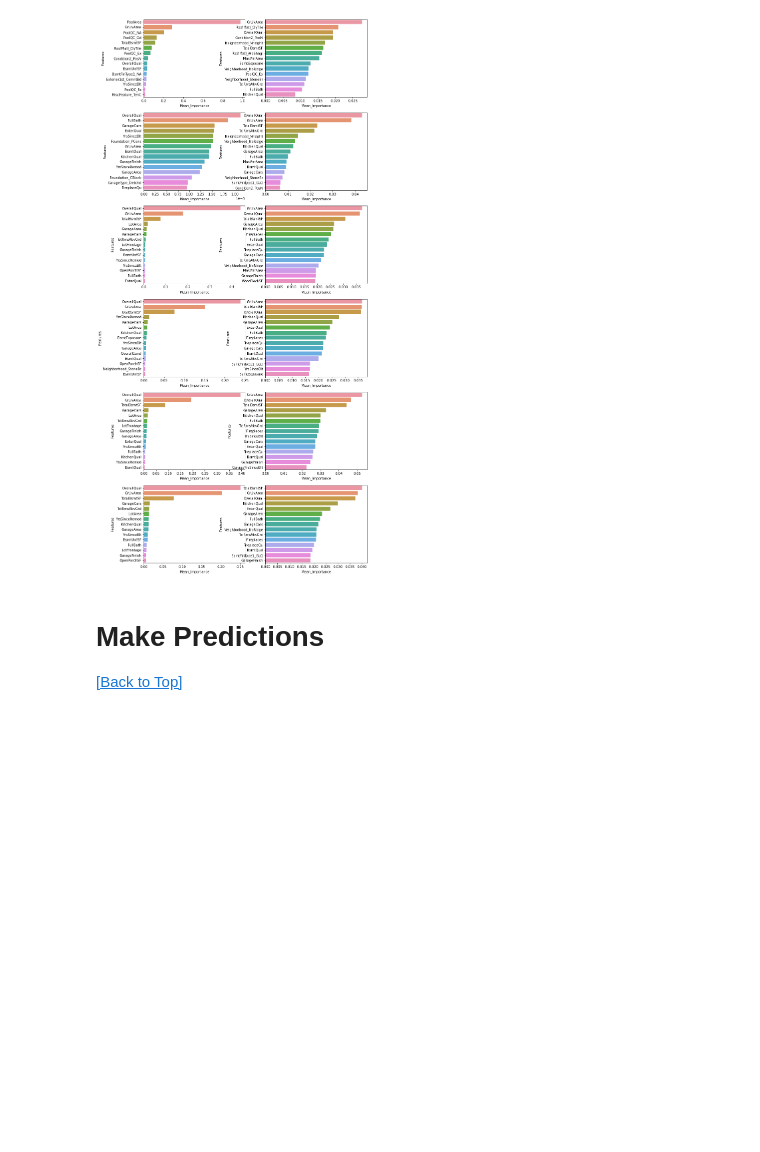
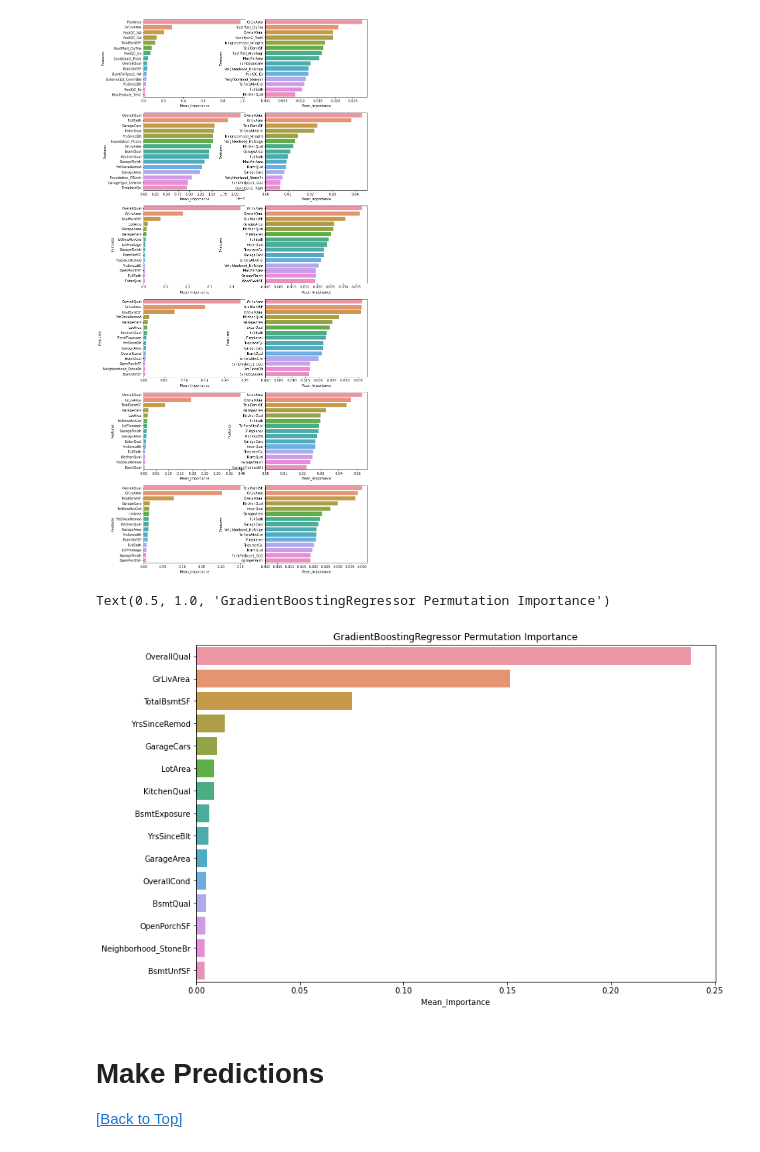
Before and after one commit to BaroqBard/IowaHousingPredictions, a Jupyter notebook: Iowa Housing Project - II. Modeling & Analysis.ipynb, the cells around one changed output. Drawn from its saved outputs; the diff is of its cells as text; code cells hidden in the pictures; blank space fills up the shorter version.

Commit message:
Permutation Importance Complete

```diff
--- a/Iowa Housing Project - II. Modeling & Analysis.ipynb
+++ b/Iowa Housing Project - II. Modeling & Analysis.ipynb
@@ -425,6 +414,25 @@ for ax, mod in zip(axs.flat, all_models):
     m_idx += 1
 # %% [output]
 [figure]
+# %%
+#######################################
+### Focus GradientBoostingRegressor ###
+#######################################
+
+fig, axs = plt.subplots(figsize=(12, 8))
+
+perms = permutation_importance(gradientBoost, x_train, y_train['SalePrice'],
+                              n_jobs=-2, random_state=430)
+perm_imp = pd.DataFrame({'Mean_Importance': list(perms['importances_mean']),
+                        'Features': x_train.columns.to_list()})
+perm_imp = perm_imp.sort_values(by='Mean_Importance', ascending=False).head(15)
+
+sns.barplot(x=perm_imp['Mean_Importance'], y=perm_imp['Features'])
+plt.ylabel('')
+plt.title('GradientBoostingRegressor Permutation Importance')
+# %% [output]
+Text(0.5, 1.0, 'GradientBoostingRegressor Permutation Importance')
+[figure, added]
 # %% [markdown]
 # Make Predictions
 [[Back to Top]](#Iowa-Housing-Pricing:-Modeling-&-Analysis)
```
Also changed, not shown: parts of 2 cells of this notebook.
